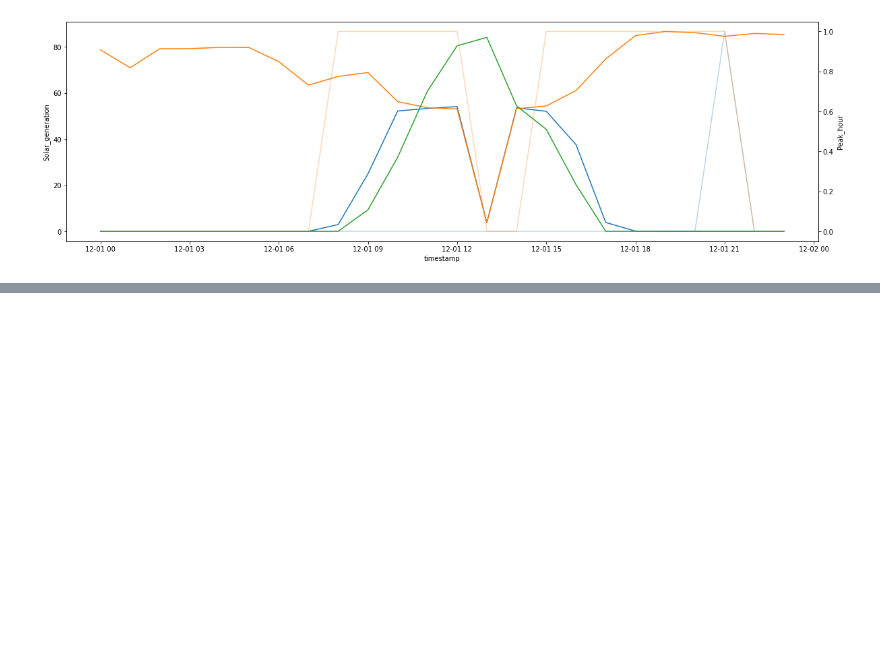
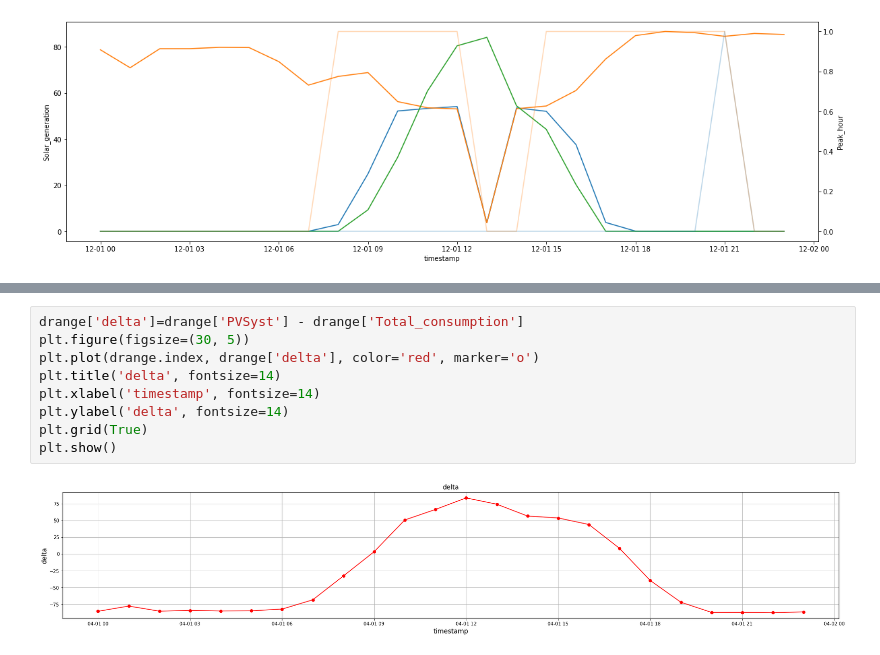
Before and after one commit to Randyrofed/Local_Control_system, a Jupyter notebook: Local_Control_System.ipynb, the cells around one changed output, grey strips where cells are left out. Saved outputs shown, nothing was run; the diff lists cells and outputs as text; blank space fills up the shorter version.

```diff
--- a/Local_Control_System.ipynb
+++ b/Local_Control_System.ipynb
@@ -244,0 +276,11 @@ sns.lineplot(data = drange, x=drange.index, y='planned_hour', alpha=0.3, ax=ax2)
+# %%
+drange['delta']=drange['PVSyst'] - drange['Total_consumption']
+plt.figure(figsize=(30, 5))
+plt.plot(drange.index, drange['delta'], color='red', marker='o')
+plt.title('delta', fontsize=14)
+plt.xlabel('timestamp', fontsize=14)
+plt.ylabel('delta', fontsize=14)
+plt.grid(True)
+plt.show()
+# %% [output]
+[figure, added]
```
Also changed, not shown: parts of 10 cells of this notebook.
